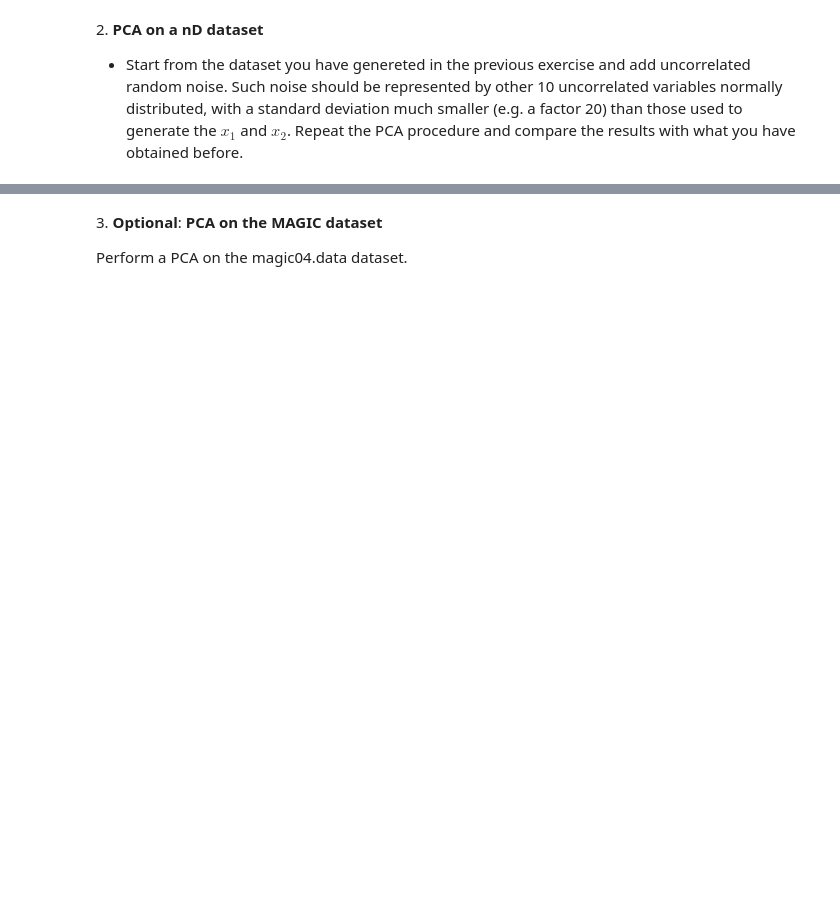
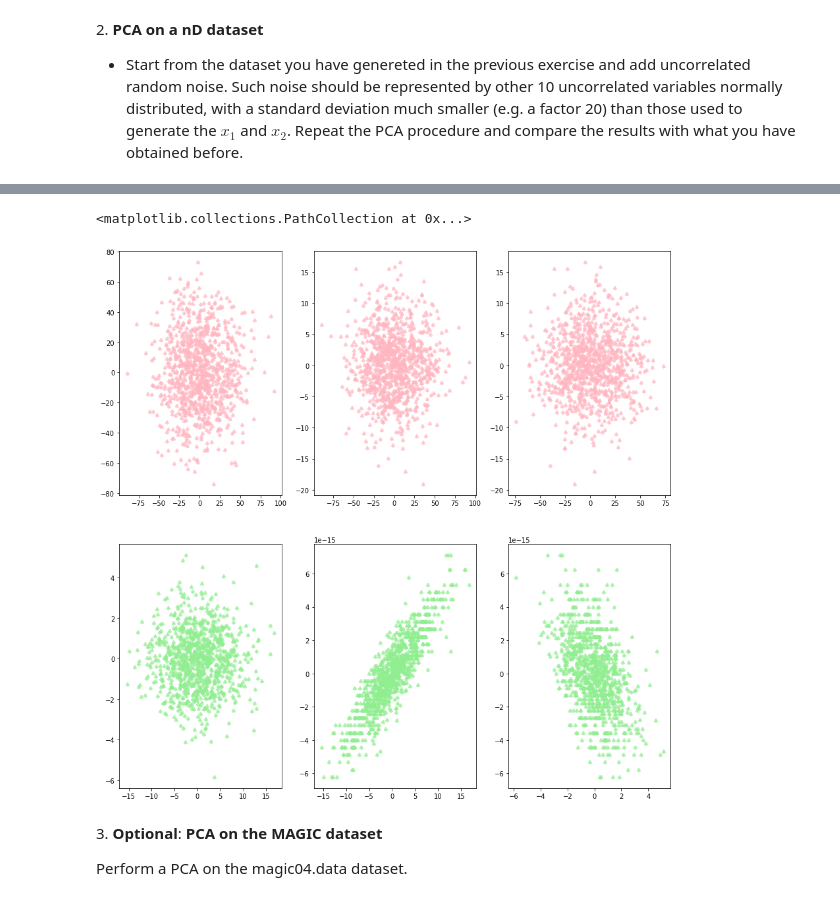
Before and after one commit to shalinimada/ScientificComputingWithPython2022, a Jupyter notebook: 08ex_algebra.ipynb, the cells around one changed output, grey strips where cells are left out. Cells and saved outputs as stored; diff of their text form; code cells hidden in the pictures; blank space fills up the shorter version.

```diff
--- a/08ex_algebra.ipynb
+++ b/08ex_algebra.ipynb
@@ -92,3 +153,17 @@ Eigen decomposition eigenvectors:
+# %%
+#comparing the results
+fig, axes = plt.subplots(2, 3, figsize=(15,15))
+axes[0,0].scatter(new_ds[0],new_ds[1] ,color="lightpink",alpha=0.6,marker=r'$\clubsuit$')
+axes[0,1].scatter(new_ds[0],new_ds[2] ,color="lightpink",alpha=0.6,marker=r'$\clubsuit$')
+axes[0,2].scatter(new_ds[1],new_ds[2] ,color="lightpink",alpha=0.6,marker=r'$\clubsuit$')
+# Noise Less data is plotted with light pink
+# Noise-Added plots are depicted with light Green
+axes[1,0].scatter(new_df[0],new_df[1] ,color="lightgreen",alpha=0.6,marker=r'$\clubsuit$')
+axes[1,1].scatter(new_df[0],new_df[2] ,color="lightgreen",alpha=0.6,marker=r'$\clubsuit$')
+axes[1,2].scatter(new_df[1],new_df[2] ,color="lightgreen",alpha=0.6,marker=r'$\clubsuit$')
+# %% [output]
+<matplotlib.collections.PathCollection at 0x...>
+[figure, added]
 # %% [markdown]
 3\. **Optional**: **PCA on the MAGIC dataset**
 
```
Also changed, not shown: parts of 8 cells of this notebook.
